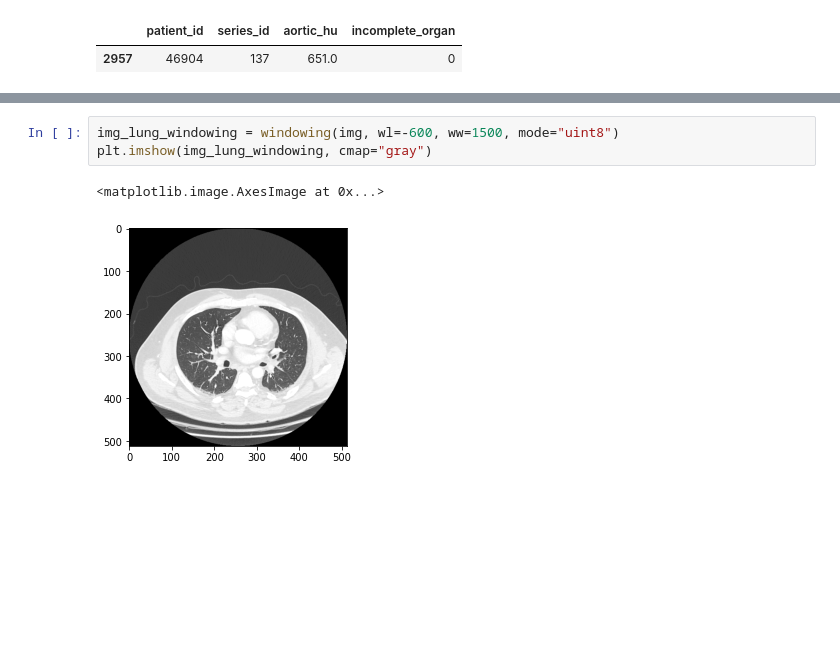
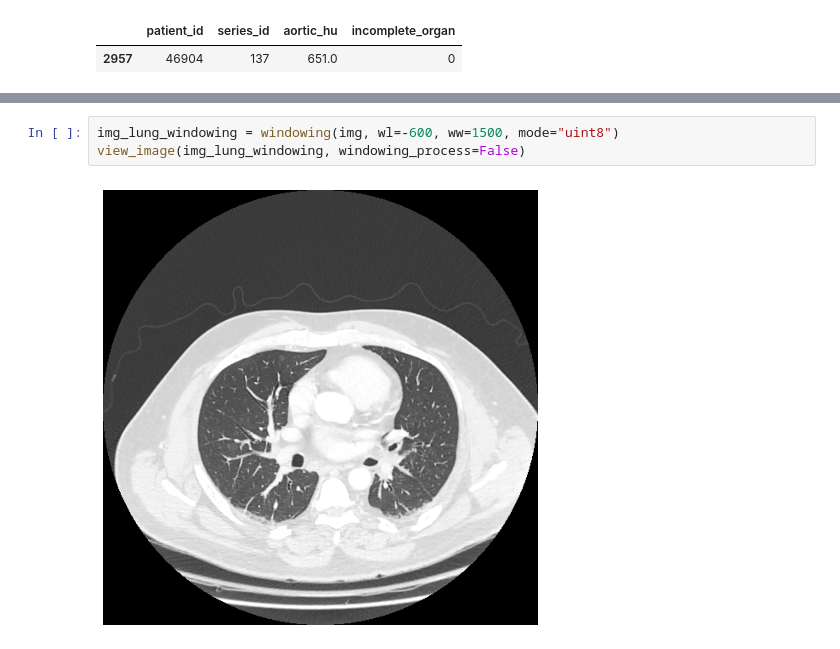
Before and after one commit to tachyon777/rsna-2023, a Jupyter notebook: notebooks/exp001.ipynb, the cells around one changed output, grey strips where cells are left out. Saved outputs shown, nothing was run; the diff lists cells and outputs as text; blank space fills up the shorter version.

```diff
--- a/notebooks/exp001.ipynb
+++ b/notebooks/exp001.ipynb
@@ -98,6 +98,5 @@ plt.imshow(img, cmap='gray')
 # %%
 img_lung_windowing = windowing(img, wl=-600, ww=1500, mode="uint8")
-plt.imshow(img_lung_windowing, cmap="gray")
+view_image(img_lung_windowing, windowing_process=False)
 # %% [output]
-<matplotlib.image.AxesImage at 0x...>
-[figure, old version]
+[figure, new version]
```
Also changed, not shown: parts of 2 cells of this notebook, 3 other files.
